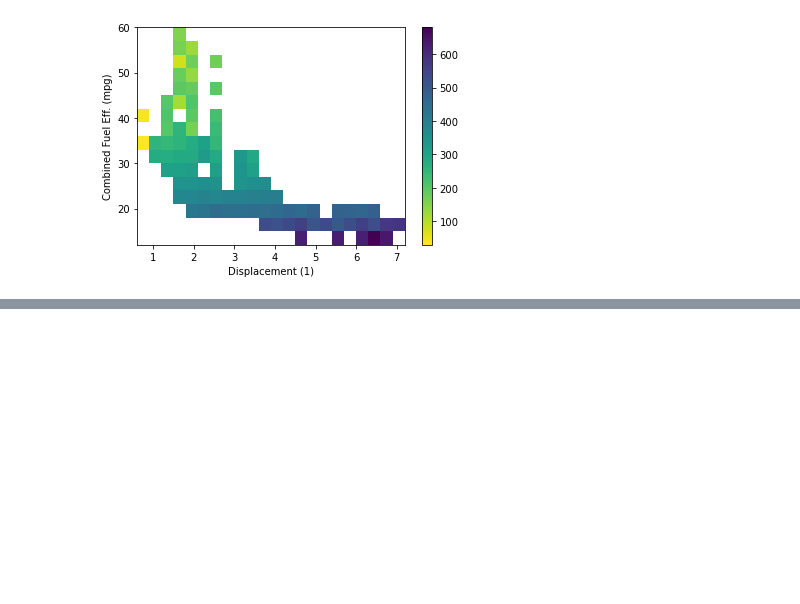
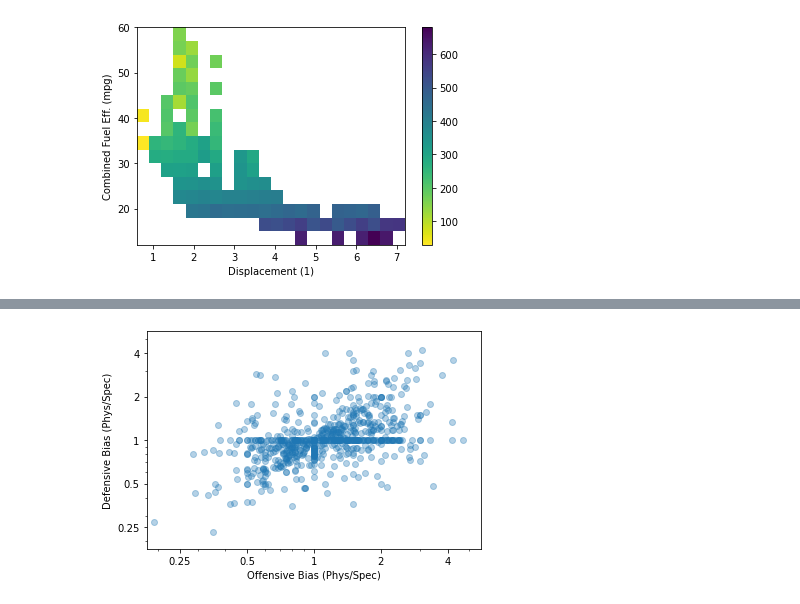
Before and after one commit to TheBrittinator/Bivariate-Multivariate-Exploration, a Jupyter notebook: multivariate-data-exploration.ipynb, the cells around one changed output, grey strips where cells are left out. Drawn from its saved outputs; the diff is of its cells as text; code cells hidden in the pictures; blank space fills up the shorter version.

```diff
--- a/multivariate-data-exploration.ipynb
+++ b/multivariate-data-exploration.ipynb
@@ -314,0 +385,16 @@ plt.ylabel('Combined Fuel Eff. (mpg)');
+# %%
+# lets polish this up by adding transparency, converting to logarithmic scale, adjusting + centering our tick marks
+# and removing extreme outliers
+
+plt.scatter(data = pokemon, x = 'atk_ratio', y = 'def_ratio', alpha = 1/3)
+plt.xlabel('Offensive Bias (Phys/Spec)')
+plt.ylabel('Defensive Bias (Phys/Spec)');
+plt.xscale('log')
+plt.yscale('log');
+tick_loc = [0.25, 0.5, 1, 2, 4]
+plt.xticks(tick_loc, tick_loc)
+plt.yticks(tick_loc, tick_loc);
+plt.xlim(2** -2.5, 2 ** 2.5)
+plt.ylim(2** -2.5, 2 ** 2.5);
+# %% [output]
+[figure, added]
```
Also changed, not shown: parts of 10 cells of this notebook.
